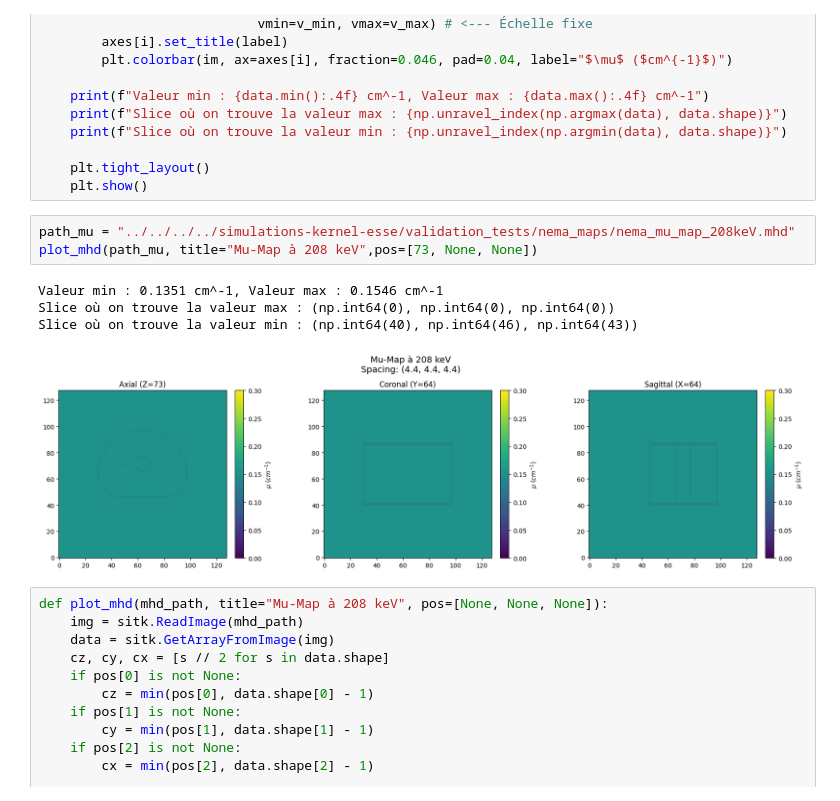
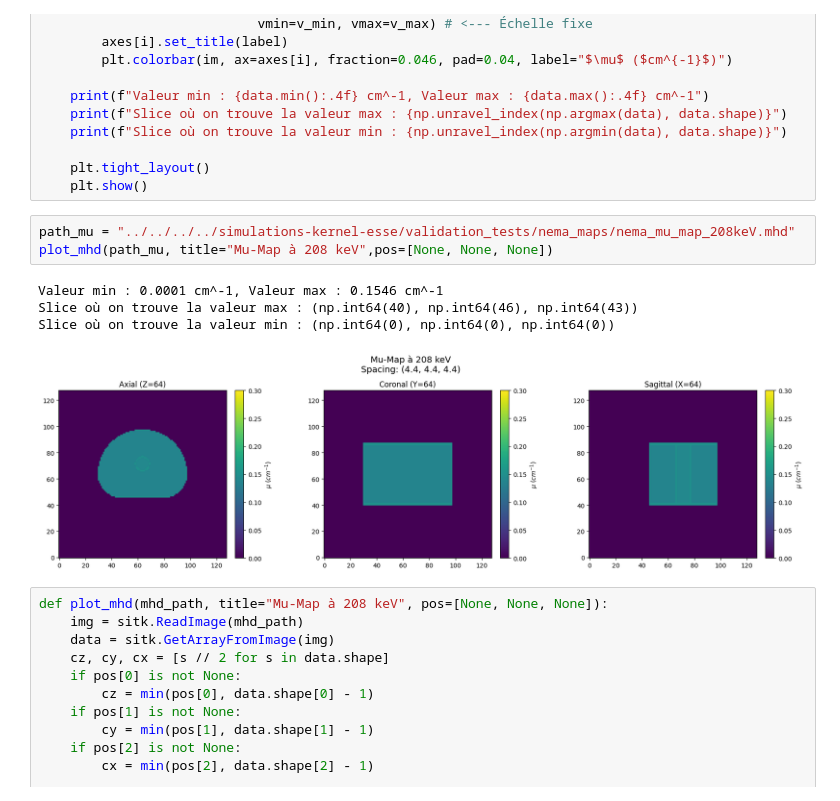
Before and after one commit to Nebulaaae/PyTomography, a Jupyter notebook: docs/source/notebooks/mc_esse_tew_comparison.ipynb, the cells around one changed output. Saved outputs shown, nothing was run; the diff lists cells and outputs as text.

```diff
--- a/docs/source/notebooks/mc_esse_tew_comparison.ipynb
+++ b/docs/source/notebooks/mc_esse_tew_comparison.ipynb
@@ -119,12 +119,12 @@ def plot_mhd(mhd_path, title="Mu-Map à 208 keV", pos=[None, None, None]):
     plt.show()
 # %%
 path_mu = "../../../../simulations-kernel-esse/validation_tests/nema_maps/nema_mu_map_208keV.mhd"
-plot_mhd(path_mu, title="Mu-Map à 208 keV",pos=[73, None, None])
+plot_mhd(path_mu, title="Mu-Map à 208 keV",pos=[None, None, None])
 # %% [output]
-Valeur min : 0.1351 cm^-1, Valeur max : 0.1546 cm^-1
-Slice où on trouve la valeur max : (np.int64(0), np.int64(0), np.int64(0))
-Slice où on trouve la valeur min : (np.int64(40), np.int64(46), np.int64(43))
+Valeur min : 0.0001 cm^-1, Valeur max : 0.1546 cm^-1
+Slice où on trouve la valeur max : (np.int64(40), np.int64(46), np.int64(43))
+Slice où on trouve la valeur min : (np.int64(0), np.int64(0), np.int64(0))
-[figure, old version]
+[figure, new version]
 # %%
 def plot_mhd(mhd_path, title="Mu-Map à 208 keV", pos=[None, None, None]):
     img = sitk.ReadImage(mhd_path)
```
Also changed, not shown: parts of 33 cells of this notebook.
